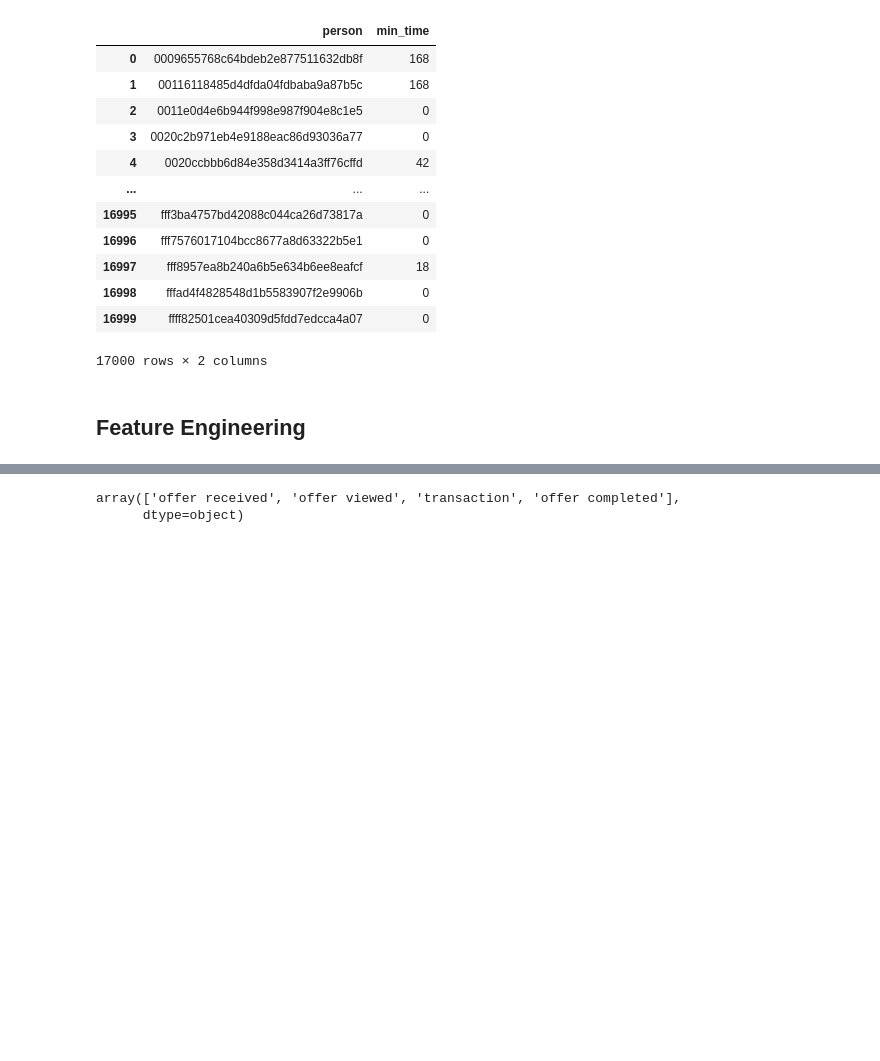
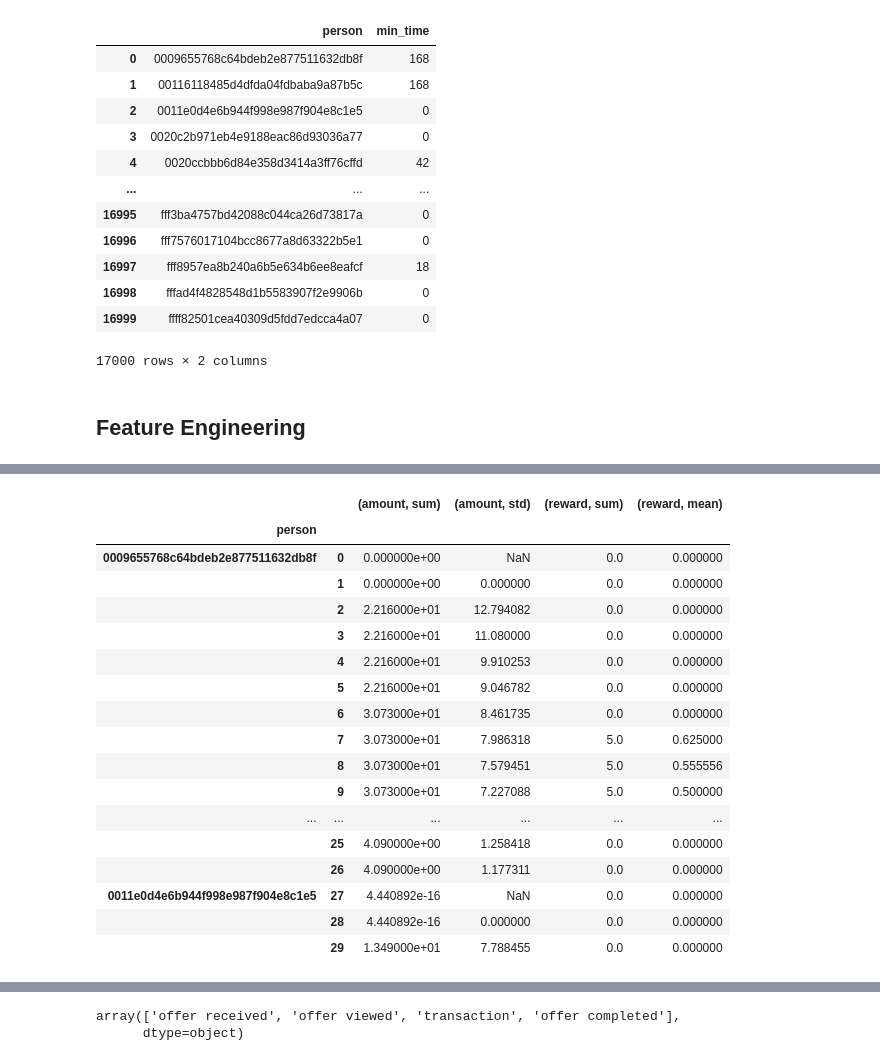
Before and after one commit to felipe-takaoka/starbucks-capstone, a Jupyter notebook: Starbucks_Capstone_notebook.ipynb, the cells around one changed output, grey strips where cells are left out. Cells and saved outputs as stored; diff of their text form; code cells hidden in the pictures; blank space fills up the shorter version.

```diff
--- a/Starbucks_Capstone_notebook.ipynb
+++ b/Starbucks_Capstone_notebook.ipynb
@@ -294,0 +327,22 @@ transcript_eda.groupby("person")["time"].min().reset_index().rename(columns={"ti
+# %%
+aux.columns = aux.columns.to_flat_index()
+aux
+# %% [output]
+|  |  | (amount, sum) | (amount, std) | (reward, sum) | (reward, mean) |
+| person |  |  |  |  |  |
+| 0009655768c64bdeb2e877511632db8f | 0 | 0.000000e+00 | NaN | 0.0 | 0.000000 |
+|  | 1 | 0.000000e+00 | 0.000000 | 0.0 | 0.000000 |
+|  | 2 | 2.216000e+01 | 12.794082 | 0.0 | 0.000000 |
+|  | 3 | 2.216000e+01 | 11.080000 | 0.0 | 0.000000 |
+|  | 4 | 2.216000e+01 | 9.910253 | 0.0 | 0.000000 |
+|  | 5 | 2.216000e+01 | 9.046782 | 0.0 | 0.000000 |
+|  | 6 | 3.073000e+01 | 8.461735 | 0.0 | 0.000000 |
+|  | 7 | 3.073000e+01 | 7.986318 | 5.0 | 0.625000 |
+|  | 8 | 3.073000e+01 | 7.579451 | 5.0 | 0.555556 |
+|  | 9 | 3.073000e+01 | 7.227088 | 5.0 | 0.500000 |
+| ... | ... | ... | ... | ... | ... |
+|  | 25 | 4.090000e+00 | 1.258418 | 0.0 | 0.000000 |
+|  | 26 | 4.090000e+00 | 1.177311 | 0.0 | 0.000000 |
+| 0011e0d4e6b944f998e987f904e8c1e5 | 27 | 4.440892e-16 | NaN | 0.0 | 0.000000 |
+|  | 28 | 4.440892e-16 | 0.000000 | 0.0 | 0.000000 |
+|  | 29 | 1.349000e+01 | 7.788455 | 0.0 | 0.000000 |
```
Also changed, not shown: parts of 8 cells of this notebook.
